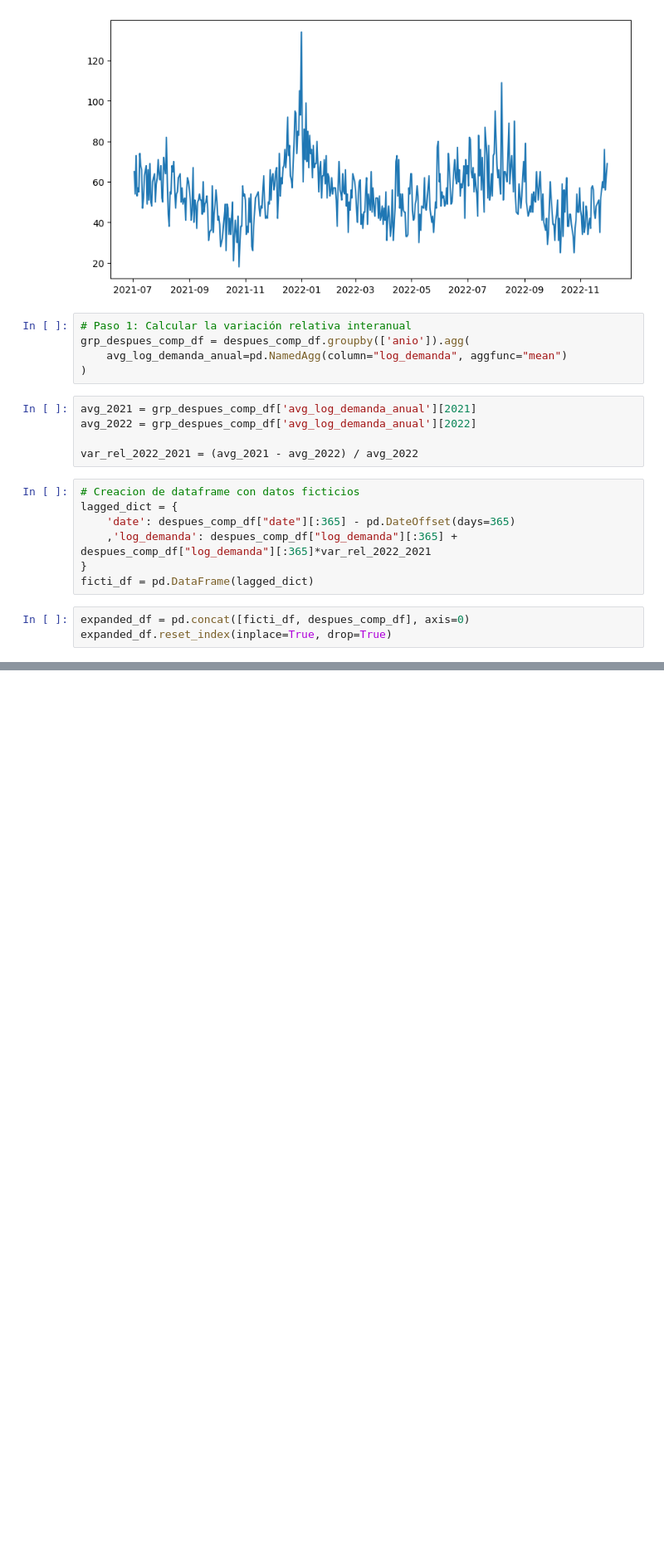
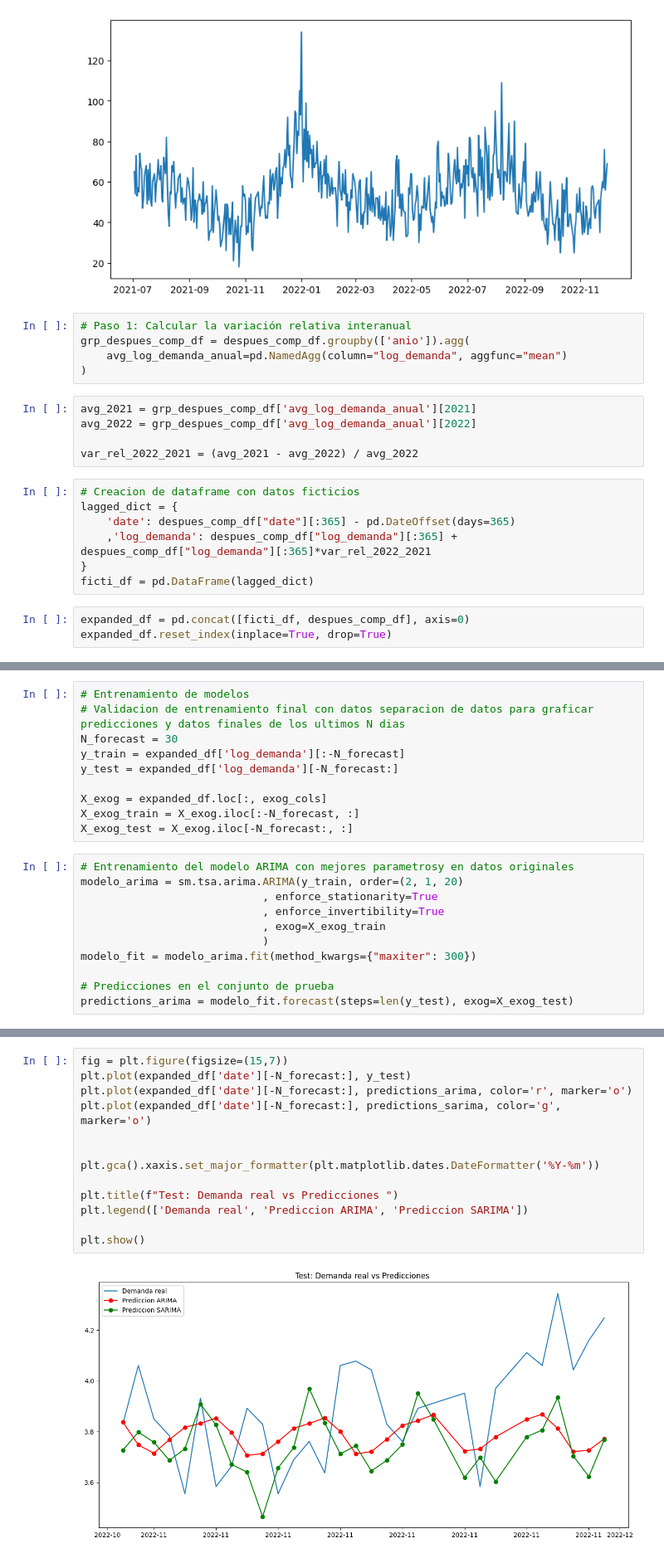
Before and after one commit to juanksRuiz/AI-DemandForecast, a Jupyter notebook: evaluacion_datos_despues_competencia.ipynb, the cells around one changed output, grey strips where cells are left out. Shown at 83% size. Cells and saved outputs as stored; diff of their text form; blank space fills up the shorter version.

```diff
--- a/evaluacion_datos_despues_competencia.ipynb
+++ b/evaluacion_datos_despues_competencia.ipynb
@@ -845,0 +878,21 @@ expanded_df.reset_index(inplace=True, drop=True)
+# %%
+# Entrenamiento de modelos
+# Validacion de entrenamiento final con datos separacion de datos para graficar predicciones y datos finales de los ultimos N dias
+N_forecast = 30
+y_train = expanded_df['log_demanda'][:-N_forecast]
+y_test = expanded_df['log_demanda'][-N_forecast:]
+
+X_exog = expanded_df.loc[:, exog_cols]
+X_exog_train = X_exog.iloc[:-N_forecast, :]
+X_exog_test = X_exog.iloc[-N_forecast:, :]
+# %%
+# Entrenamiento del modelo ARIMA con mejores parametrosy en datos originales
+modelo_arima = sm.tsa.arima.ARIMA(y_train, order=(2, 1, 20)
+                            , enforce_stationarity=True
+                            , enforce_invertibility=True
+                            , exog=X_exog_train
+                            )
+modelo_fit = modelo_arima.fit(method_kwargs={"maxiter": 300})
+
+# Predicciones en el conjunto de prueba
+predictions_arima = modelo_fit.forecast(steps=len(y_test), exog=X_exog_test)
@@ -845,0 +910,15 @@ expanded_df.reset_index(inplace=True, drop=True)
+# %%
+fig = plt.figure(figsize=(15,7))
+plt.plot(expanded_df['date'][-N_forecast:], y_test)
+plt.plot(expanded_df['date'][-N_forecast:], predictions_arima, color='r', marker='o')
+plt.plot(expanded_df['date'][-N_forecast:], predictions_sarima, color='g', marker='o')
+
+
+plt.gca().xaxis.set_major_formatter(plt.matplotlib.dates.DateFormatter('%Y-%m'))
+
+plt.title(f"Test: Demanda real vs Predicciones ")
+plt.legend(['Demanda real', 'Prediccion ARIMA', 'Prediccion SARIMA'])
+
+plt.show()
+# %% [output]
+[figure, added]
```
Also changed, not shown: parts of 6 cells of this notebook, 1 other file.
